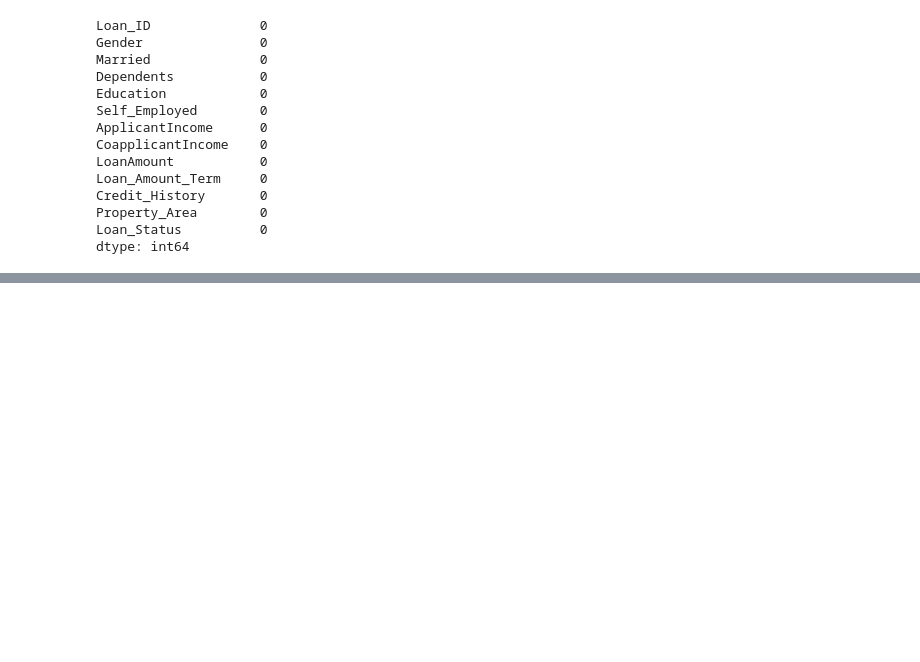
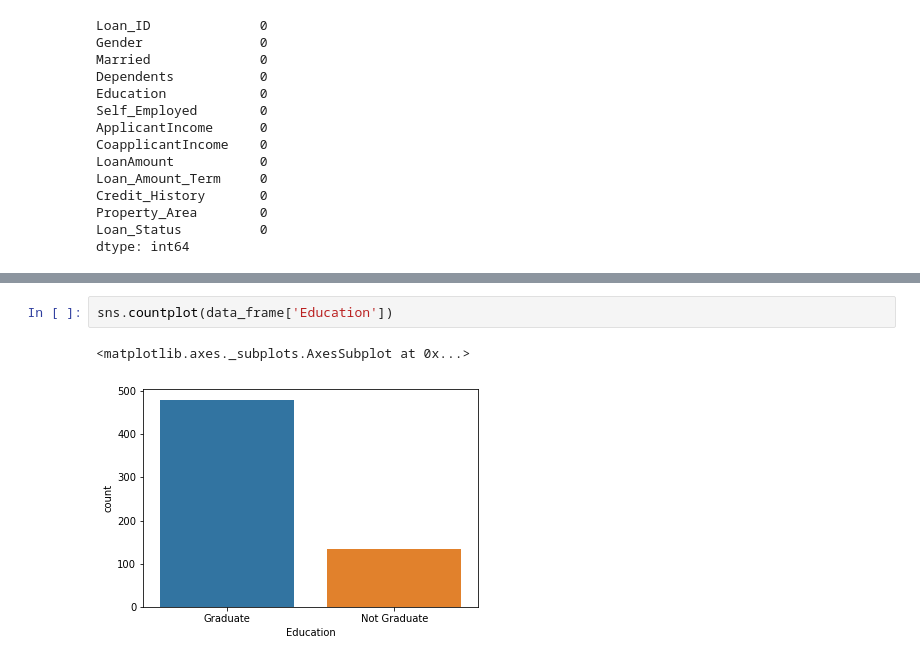
Before and after one commit to SharifMahin/Machine-Learnig-project, a Jupyter notebook: loan_prophecy_project.ipynb, the cells around one changed output, grey strips where cells are left out. Saved outputs shown, nothing was run; the diff lists cells and outputs as text; blank space fills up the shorter version.

```diff
--- a/loan_prophecy_project.ipynb
+++ b/loan_prophecy_project.ipynb
@@ -95,0 +111,5 @@ dtype: int64
+# %%
+sns.countplot(data_frame['Education'])
+# %% [output]
+<matplotlib.axes._subplots.AxesSubplot at 0x...>
+[figure, added]
```
Also changed, not shown: parts of 6 cells of this notebook.
